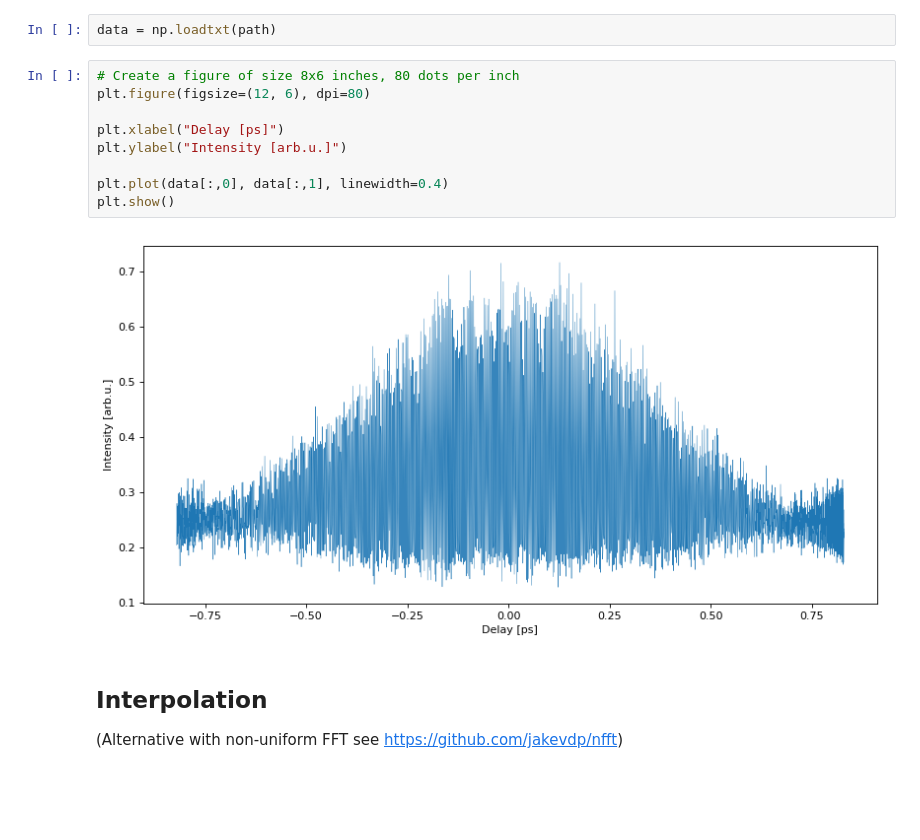
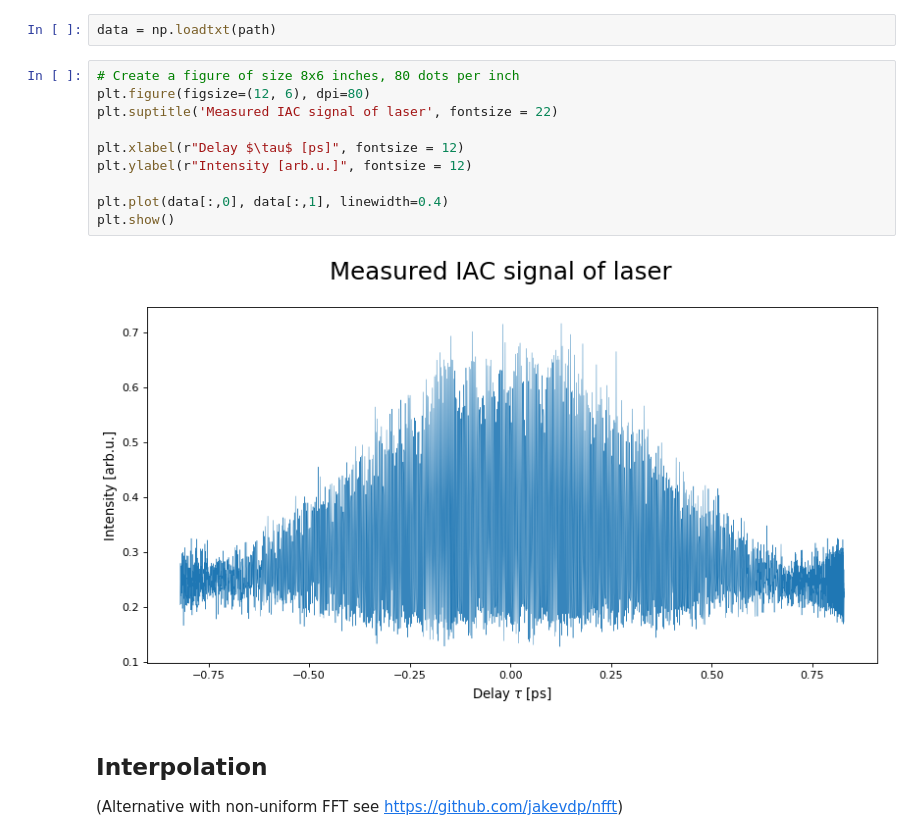
Before and after one commit to JKU-HFP/Chirp-Diagnostic, a Jupyter notebook: Apply_MOSAIC_on_Measured_Signal.ipynb, the cells around one changed output. Saved outputs shown, nothing was run; the diff lists cells and outputs as text; blank space fills up the shorter version.

Commit message:
Changed plot-styles and correct some mistakes

```diff
--- a/Apply_MOSAIC_on_Measured_Signal.ipynb
+++ b/Apply_MOSAIC_on_Measured_Signal.ipynb
@@ -30,14 +30,15 @@ data = np.loadtxt(path)
 # %%
 # Create a figure of size 8x6 inches, 80 dots per inch
 plt.figure(figsize=(12, 6), dpi=80)
+plt.suptitle('Measured IAC signal of laser', fontsize = 22)
 
-plt.xlabel("Delay [ps]")
-plt.ylabel("Intensity [arb.u.]")
+plt.xlabel(r"Delay $\tau$ [ps]", fontsize = 12)
+plt.ylabel(r"Intensity [arb.u.]", fontsize = 12)
 
 plt.plot(data[:,0], data[:,1], linewidth=0.4)
 plt.show()
 # %% [output]
-[figure, old version]
+[figure, new version]
 # %% [markdown]
 ## Interpolation
 
```
Also changed, not shown: parts of 4 cells of this notebook, 2 other files.
